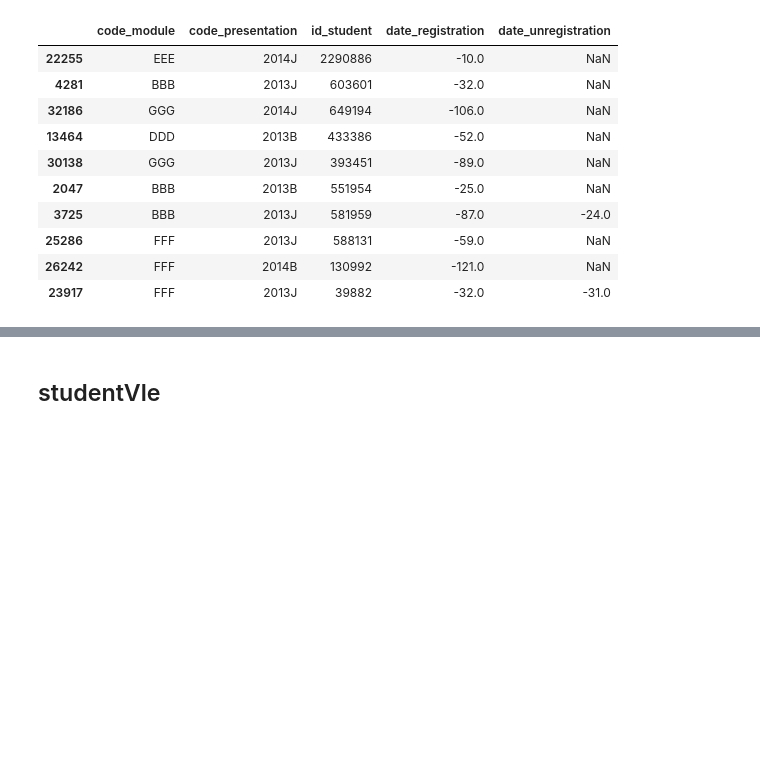
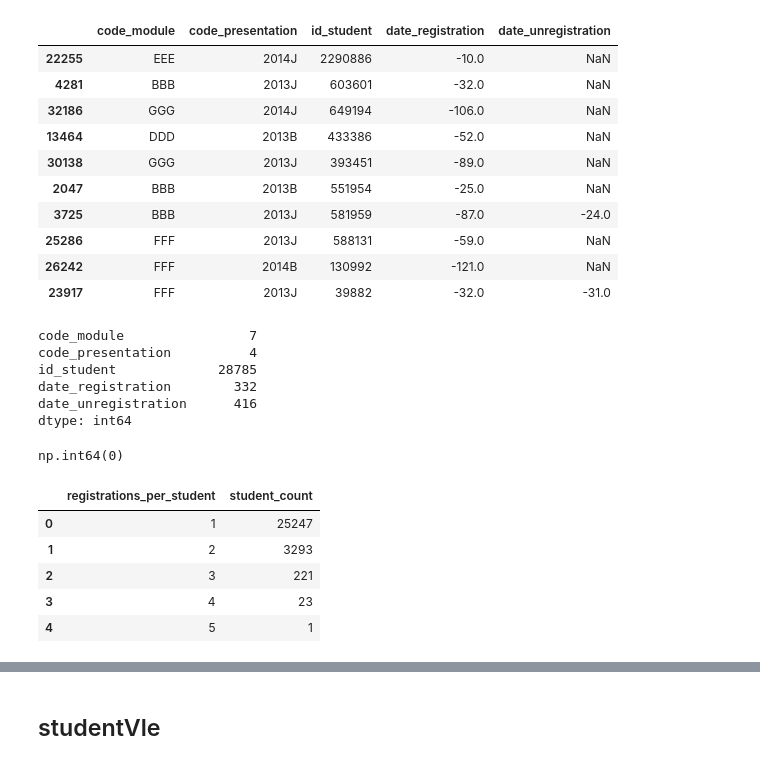
Before and after one commit to mkudim/analytics-learning-notes, a Jupyter notebook: 04_projects/project_03_edtech_oulad/EDA/eda_analysis.ipynb, the cells around one changed output, grey strips where cells are left out. Saved outputs shown, nothing was run; the diff lists cells and outputs as text; code cells hidden in the pictures; blank space fills up the shorter version.

```diff
--- a/04_projects/project_03_edtech_oulad/EDA/eda_analysis.ipynb
+++ b/04_projects/project_03_edtech_oulad/EDA/eda_analysis.ipynb
@@ -429,3 +442,26 @@ studreg.sample(10)
 | 25286 | FFF | 2013J | 588131 | -59.0 | NaN |
 | 26242 | FFF | 2014B | 130992 | -121.0 | NaN |
 | 23917 | FFF | 2013J | 39882 | -32.0 | -31.0 |
+# %%
+studreg.nunique()
+# %% [output]
+code_module                7
+code_presentation          4
+id_student             28785
+date_registration        332
+date_unregistration      416
+dtype: int64
+# %%
+studreg.duplicated(subset=['code_module', 'code_presentation', 'id_student']).sum()
+# %% [output]
+np.int64(0)
+# %%
+# кол-во регистраций на студента
+studreg.groupby('id_student').size().value_counts().sort_index().rename_axis('registrations_per_student').reset_index(name='student_count')
+# %% [output]
+|  | registrations_per_student | student_count |
+| 0 | 1 | 25247 |
+| 1 | 2 | 3293 |
+| 2 | 3 | 221 |
+| 3 | 4 | 23 |
+| 4 | 5 | 1 |
```
Also changed, not shown: parts of 14 cells of this notebook.
